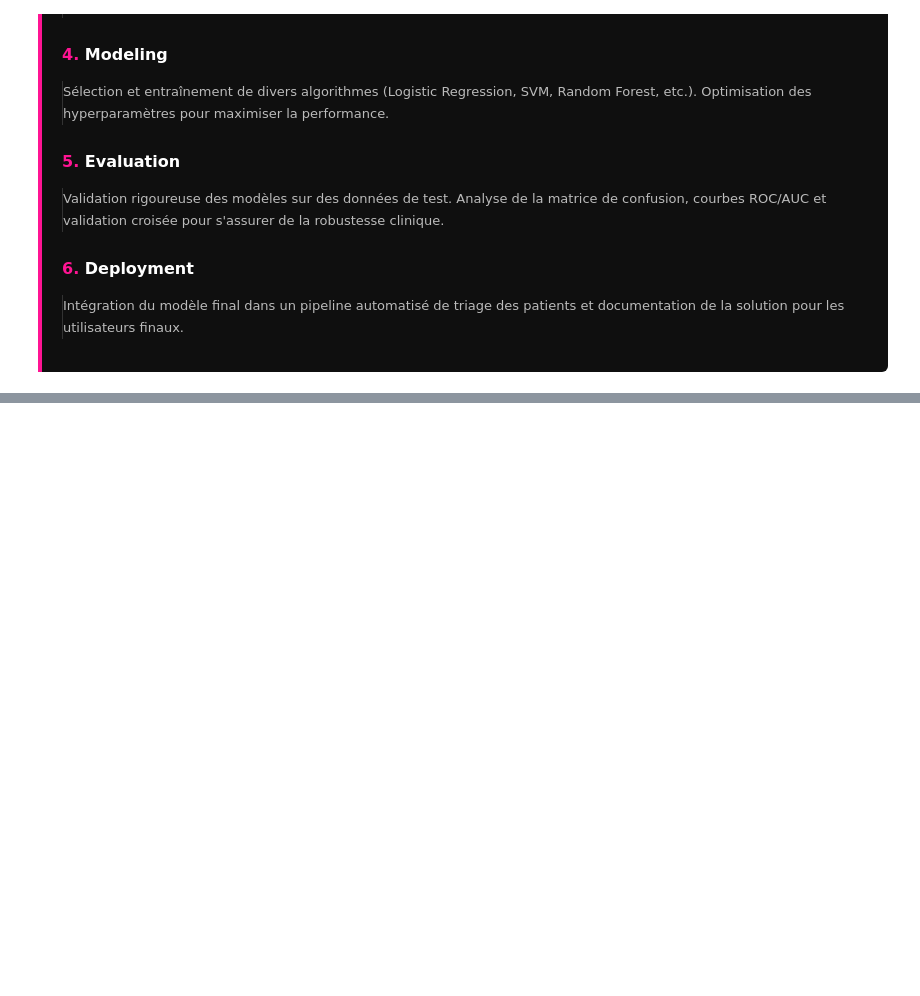
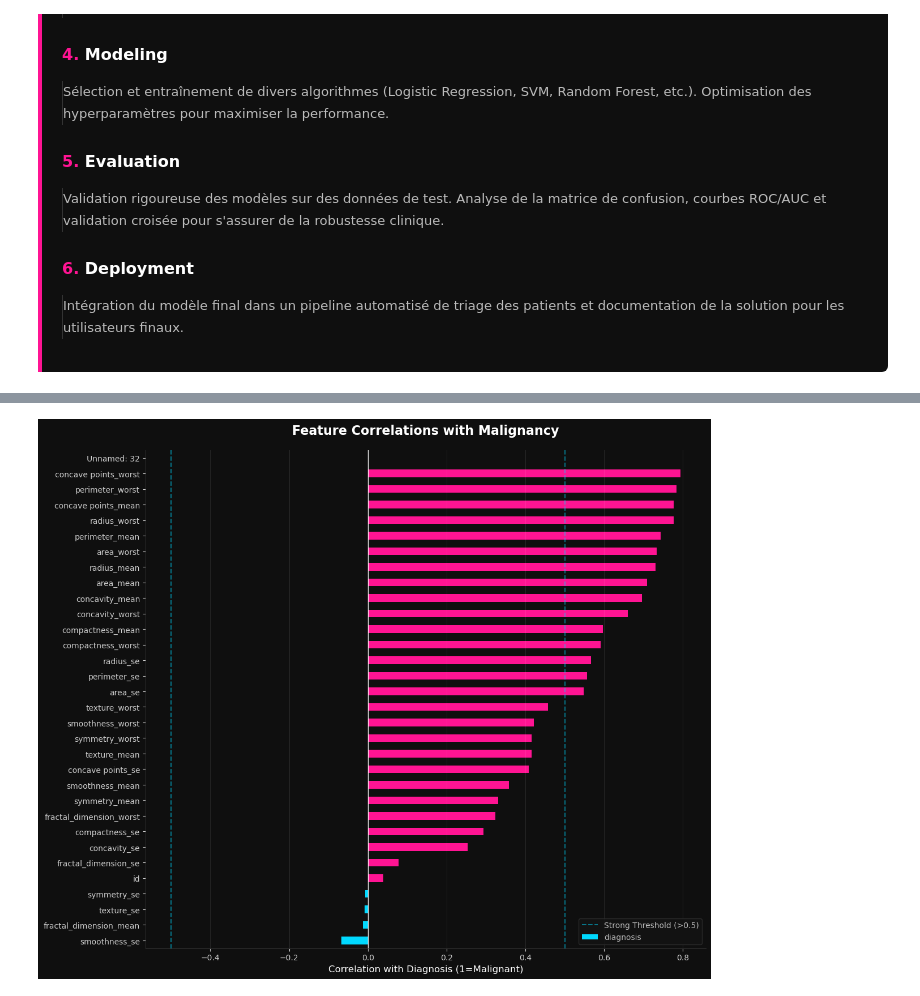
Before and after one commit to yasmineCH03/Breast_Cancer_Detection_ML_Project, a Jupyter notebook: Notebooks/synthesis_notebook.ipynb, the cells around one changed output, grey strips where cells are left out. Drawn from its saved outputs; the diff is of its cells as text; code cells hidden in the pictures; blank space fills up the shorter version.

```diff
--- a/Notebooks/synthesis_notebook.ipynb
+++ b/Notebooks/synthesis_notebook.ipynb
@@ -496,0 +989,40 @@
+# %%
+# 1. Preprocessing: Encode Diagnosis to Numeric (M=1, B=0)
+# We map 'M' to 1 because we want to see what correlates with Malignancy
+if df['diagnosis'].dtype == 'object':
+    df['diagnosis'] = df['diagnosis'].map({'M': 1, 'B': 0})
+
+# 2. Calculate Correlations with Diagnosis
+correlations = df.corr()['diagnosis'].drop('diagnosis').sort_values()
+
+# 3. Visualization
+plt.figure(figsize=(12, 10))
+plt.style.use('dark_background') # Ensure dark theme
+
+# Logic for colors: Pink (#ff1493) for positive correlation (Risk factor), Cyan (#00d9ff) for negative
+colors = ['#00d9ff' if x < 0 else '#ff1493' for x in correlations]
+
+# Plotting
+ax = correlations.plot(kind='barh', color=colors)
+
+# Styling
+plt.xlabel('Correlation with Diagnosis (1=Malignant)', fontsize=12, color='white')
+plt.title('Feature Correlations with Malignancy', fontsize=16, fontweight='bold', color='white', pad=20)
+plt.axvline(x=0, color='white', linestyle='-', linewidth=1)
+plt.axvline(x=0.5, color='#00d9ff', linestyle='--', alpha=0.5, label='Strong Threshold (>0.5)')
+plt.axvline(x=-0.5, color='#00d9ff', linestyle='--', alpha=0.5)
+
+# Axis & Grid
+ax.set_facecolor('#0f0f0f')
+plt.gcf().set_facecolor('#0f0f0f')
+ax.tick_params(colors='#cccccc')
+ax.spines['bottom'].set_color('#333333')
+ax.spines['left'].set_color('#333333')
+ax.spines['top'].set_visible(False)
+ax.spines['right'].set_visible(False)
+plt.grid(axis='x', alpha=0.1, color='white')
+plt.legend(facecolor='#141414', edgecolor='#333333', labelcolor='#bbbbbb')
+plt.tight_layout()
+plt.show()
+# %% [output]
+[figure, added]
```
Also changed, not shown: parts of 39 cells of this notebook.
